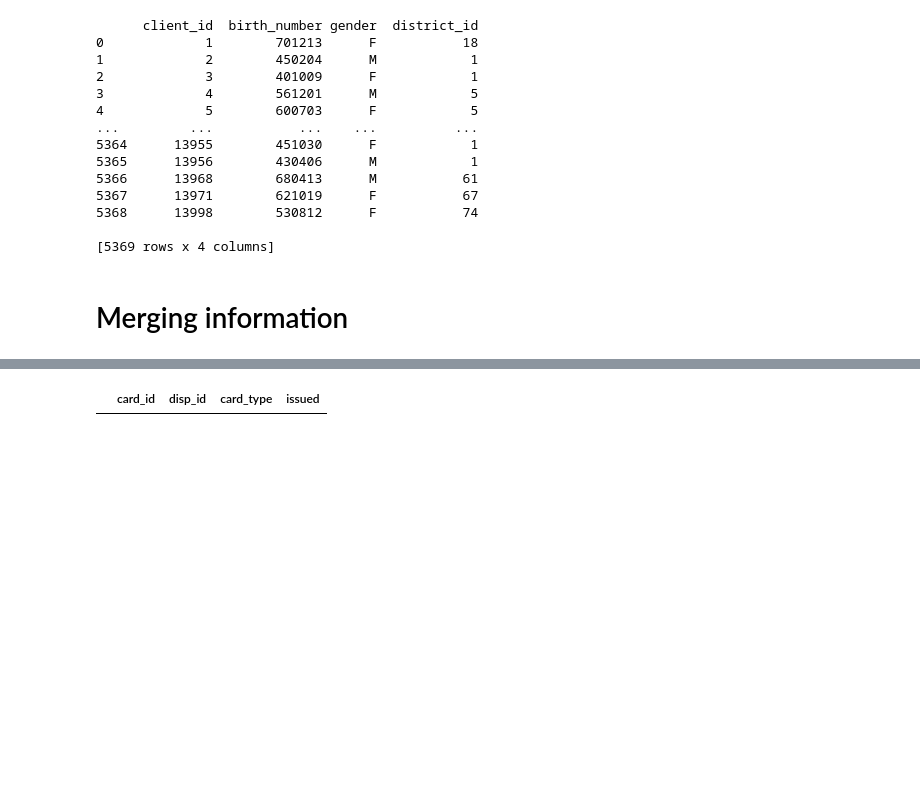
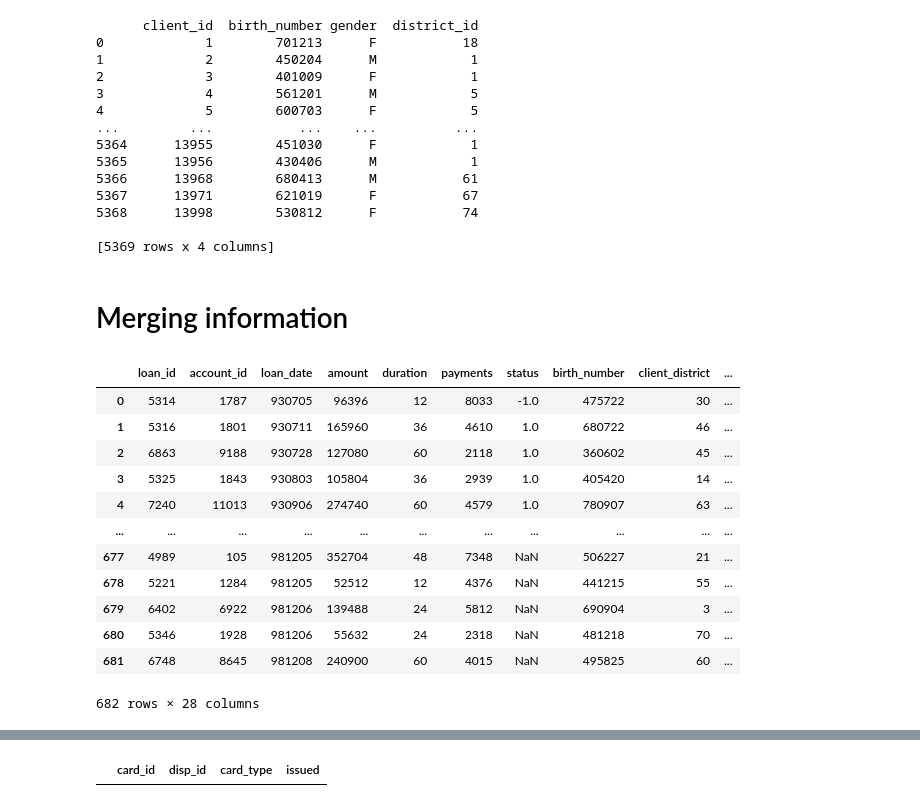
Before and after one commit to RicardoBoia2017/FEUP_ECAC, a Jupyter notebook: Preprocess.ipynb, the cells around one changed output, grey strips where cells are left out. Drawn from its saved outputs; the diff is of its cells as text; code cells hidden in the pictures; blank space fills up the shorter version.

```diff
--- a/Preprocess.ipynb
+++ b/Preprocess.ipynb
@@ -134,31 +134,50 @@ def n_withdrawal(col):
 # %%
 # Copying information from dictonary into dataframes
 
 client = df_var['client'].copy()
 disp = df_var['disp'].copy()
 card = df_var['card'].copy()
 loan = df_var['loan'].copy()
 account = df_var['account'].copy()
+district = df_var['district'].copy()
 card = card.rename({'type': 'card_type'}, axis=1)
 disp = disp.rename({'type': 'disp_type'}, axis=1)
 
 # Merging informations
 
 merge1 = pd.merge(client, disp[disp['disp_type'] =='OWNER'], on ='client_id')
 merge2 = pd.merge(merge1, account, on = 'account_id')
 merge3 = pd.merge(merge2, card[['card_id', 'disp_id', 'card_type']], on = 'disp_id', how = 'left')
-merge4 = pd.merge(loan, merge3, on = 'account_id')
+merge4 = pd.merge(merge3, district, left_on = 'district_id_x', right_on='code')
+merge5 = pd.merge(loan, merge4, on = 'account_id')
 
 # Dropping some columns
-merge4.drop(['client_id', 'disp_id', 'disp_type', 'card_id'], axis = 1, inplace = True)
+merge5.drop(['client_id', 'disp_id', 'disp_type', 'card_id', 'code'], axis = 1, inplace = True)
 
 # Renaming columns
-merge4.rename({
+merge5.rename({
     'date_x': 'loan_date',
     'district_id_x': 'client_district',
     'district_id_y': 'account_district',
     'date_y': 'account_date'
 }, axis = 1, inplace = True)
+
+pd.set_option('display.max_columns', None)
+merge5
+# %% [output]
+|  | loan_id | account_id | loan_date | amount | duration | payments | status | birth_number | client_district | ... |
+| 0 | 5314 | 1787 | 930705 | 96396 | 12 | 8033 | -1.0 | 475722 | 30 | ... |
+| 1 | 5316 | 1801 | 930711 | 165960 | 36 | 4610 | 1.0 | 680722 | 46 | ... |
+| 2 | 6863 | 9188 | 930728 | 127080 | 60 | 2118 | 1.0 | 360602 | 45 | ... |
+| 3 | 5325 | 1843 | 930803 | 105804 | 36 | 2939 | 1.0 | 405420 | 14 | ... |
+| 4 | 7240 | 11013 | 930906 | 274740 | 60 | 4579 | 1.0 | 780907 | 63 | ... |
+| ... | ... | ... | ... | ... | ... | ... | ... | ... | ... | ... |
+| 677 | 4989 | 105 | 981205 | 352704 | 48 | 7348 | NaN | 506227 | 21 | ... |
+| 678 | 5221 | 1284 | 981205 | 52512 | 12 | 4376 | NaN | 441215 | 55 | ... |
+| 679 | 6402 | 6922 | 981206 | 139488 | 24 | 5812 | NaN | 690904 | 3 | ... |
+| 680 | 5346 | 1928 | 981206 | 55632 | 24 | 2318 | NaN | 481218 | 70 | ... |
+| 681 | 6748 | 8645 | 981208 | 240900 | 60 | 4015 | NaN | 495825 | 60 | ... |
+682 rows × 28 columns
 # %%
 # trans_processed = convertToDate(trans_df,'trans_train','date', False)[['account_id', 'date', 'balance']]
 #    trans_processed.sort_values(by = ['account_id', 'date'])
```
Also changed, not shown: parts of 4 cells of this notebook, 2 other files.
